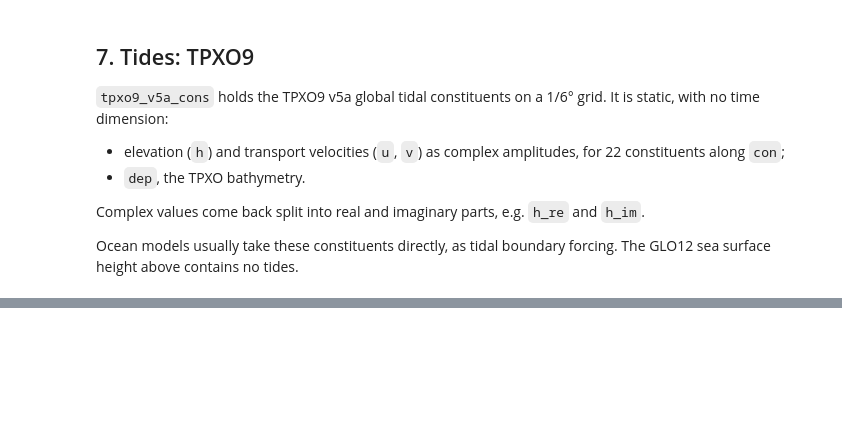
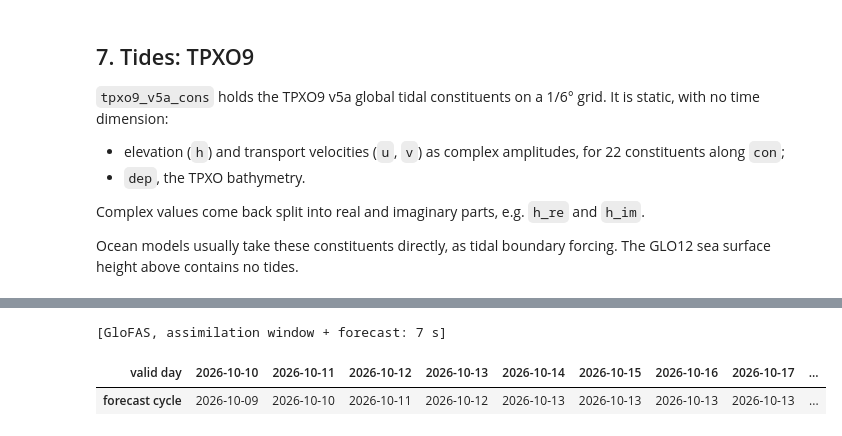
Before and after one commit to Ocean-Atmosphere-modeling/Moana-2.0, a Jupyter notebook: notebooks/moana_v2_datamesh_introduction.ipynb, the cells around one changed output, grey strips where cells are left out. Cells and saved outputs as stored; diff of their text form; code cells hidden in the pictures; blank space fills up the shorter version.

```diff
--- a/notebooks/moana_v2_datamesh_introduction.ipynb
+++ b/notebooks/moana_v2_datamesh_introduction.ipynb
@@ -655,0 +686,13 @@ constituents: [np.str_('M2'), np.str_('S2'), np.str_('N2'), np.str_('K2'), np.st
+# %%
+with timer("GloFAS, assimilation window + forecast"):
+    rivers = query_domain("glofas_nz_river_discharge", variables=["dis24", "forecast_reference_time"],
+                          timefilter=timerange([ASSIM_WINDOW[0], FORECAST[1]]))
+dis = rivers.dis24
+
+# Which GloFAS cycle each day comes from: past days are 1-day-ahead forecasts, the rest the latest cycle
+pd.DataFrame({"valid day": rivers.time.values,
+              "forecast cycle": rivers.forecast_reference_time.values}).set_index("valid day").T
+# %% [output]
+[GloFAS, assimilation window + forecast: 7 s]
+| valid day | 2026-10-10 | 2026-10-11 | 2026-10-12 | 2026-10-13 | 2026-10-14 | 2026-10-15 | 2026-10-16 | 2026-10-17 | ... |
+| forecast cycle | 2026-10-09 | 2026-10-10 | 2026-10-11 | 2026-10-12 | 2026-10-13 | 2026-10-13 | 2026-10-13 | 2026-10-13 | ... |
```
Also changed, not shown: parts of 28 cells of this notebook.
